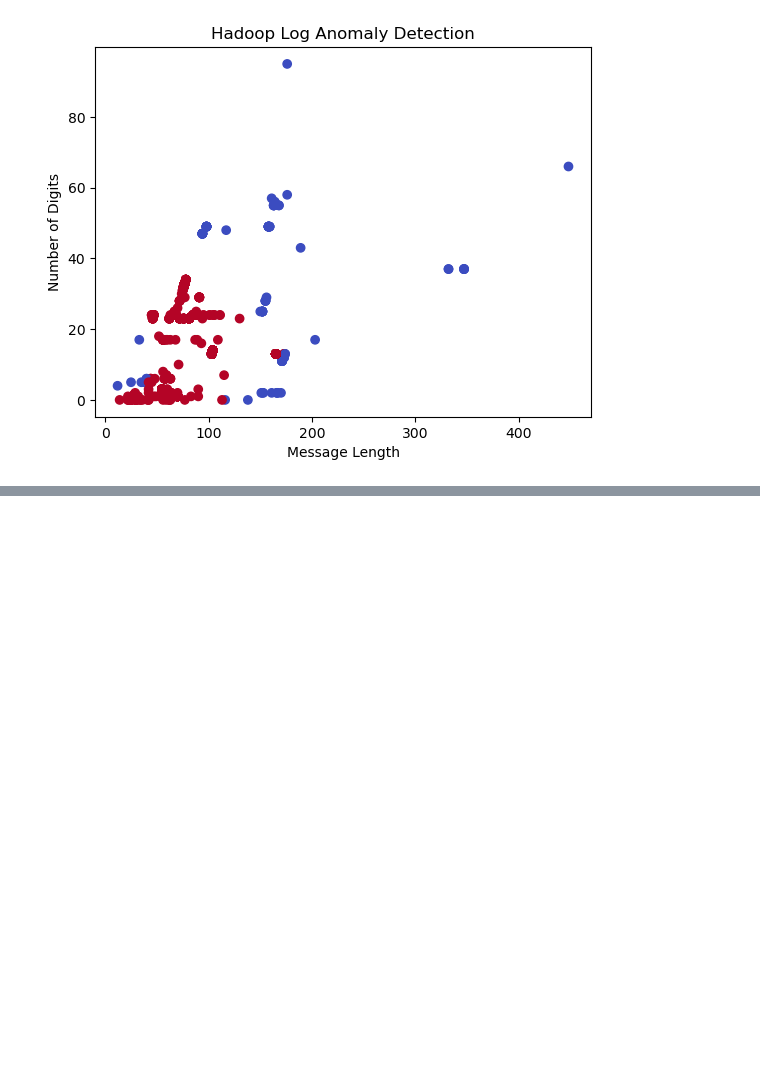
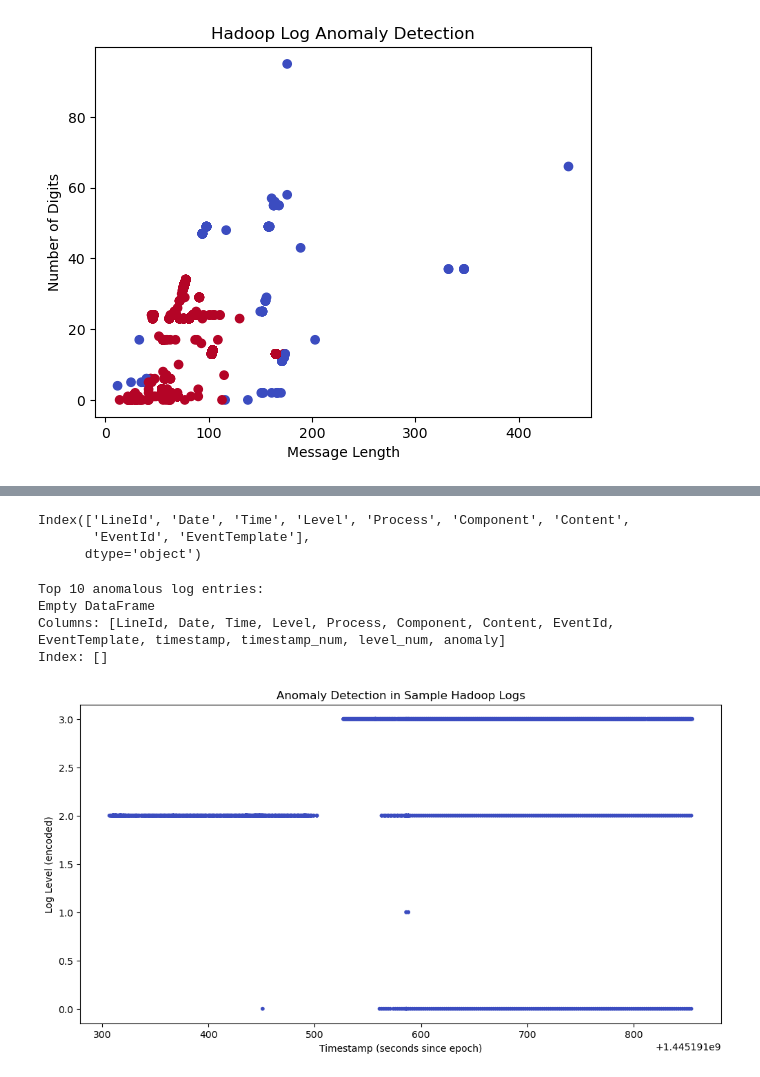
Before and after one commit to A1cX/AI_Log_PoC, a Jupyter notebook: PoCTest.ipynb, the cells around one changed output, grey strips where cells are left out. Saved outputs shown, nothing was run; the diff lists cells and outputs as text; code cells hidden in the pictures; blank space fills up the shorter version.

Commit message:
Phase 2: Anomaly detection added to PoC

```diff
--- a/PoCTest.ipynb
+++ b/PoCTest.ipynb
@@ -147,0 +202,44 @@ Matplotlib is building the font cache; this may take a moment.
+# %%
+# Check the columns in your CSV
+logs.columns
+# %% [output]
+Index(['LineId', 'Date', 'Time', 'Level', 'Process', 'Component', 'Content',
+       'EventId', 'EventTemplate'],
+      dtype='object')
+# %%
+# Combine Date and Time into a single datetime column
+logs['timestamp'] = pd.to_datetime(logs['Date'] + ' ' + logs['Time'])
+
+# Convert to numeric for anomaly detection
+logs['timestamp_num'] = logs['timestamp'].astype(int) / 10**9  # seconds since epoch
+
+# Encode log level numerically
+logs['level_num'] = logs['Level'].astype('category').cat.codes
+
+# Select features for Isolation Forest
+features = logs[['timestamp_num', 'level_num']]
+
+# Run Isolation Forest
+from sklearn.ensemble import IsolationForest
+model = IsolationForest(contamination=0.01, random_state=42)
+logs['anomaly'] = model.fit_predict(features)
+
+# Inspect anomalies
+anomalies = logs[logs['anomaly'] == -1]
+print("Top 10 anomalous log entries:")
+print(anomalies.head(10))
+
+# Visualize anomalies
+import matplotlib.pyplot as plt
+plt.figure(figsize=(12,6))
+plt.scatter(logs['timestamp_num'], logs['level_num'], c=logs['anomaly'], cmap='coolwarm', s=10)
+plt.xlabel("Timestamp (seconds since epoch)")
+plt.ylabel("Log Level (encoded)")
+plt.title("Anomaly Detection in Sample Hadoop Logs")
+plt.show()
+# %% [output]
+Top 10 anomalous log entries:
+Empty DataFrame
+Columns: [LineId, Date, Time, Level, Process, Component, Content, EventId, EventTemplate, timestamp, timestamp_num, level_num, anomaly]
+Index: []
+[figure, added]
```
Also changed, not shown: parts of 3 cells of this notebook.
